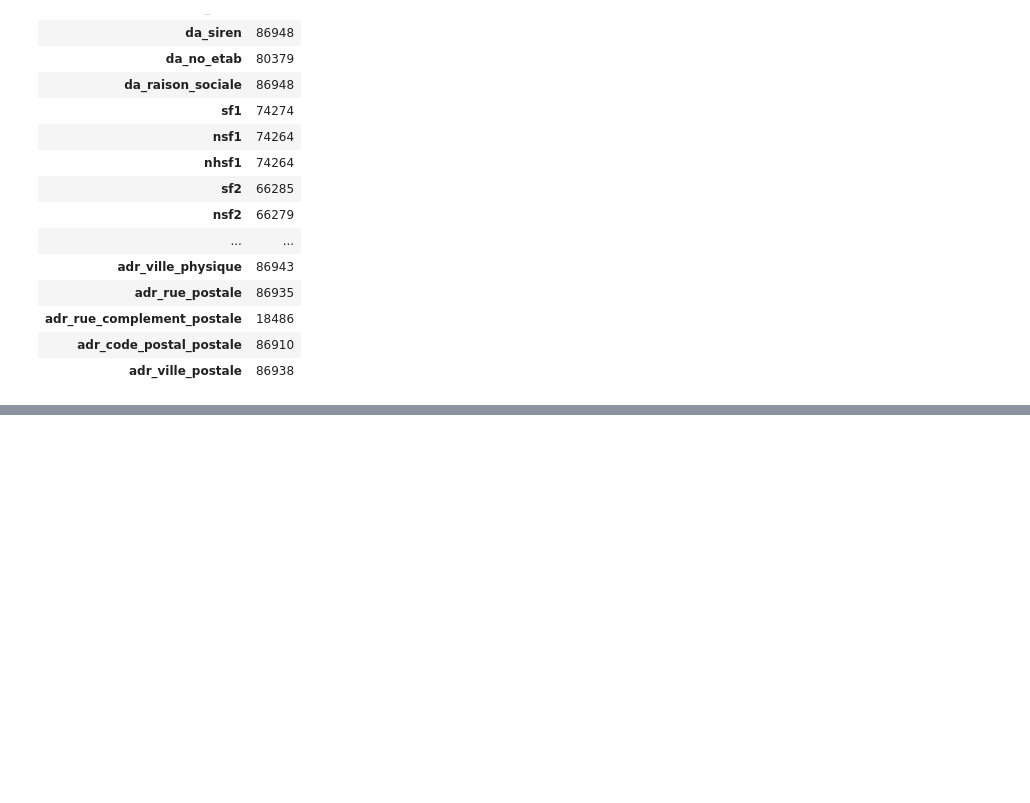
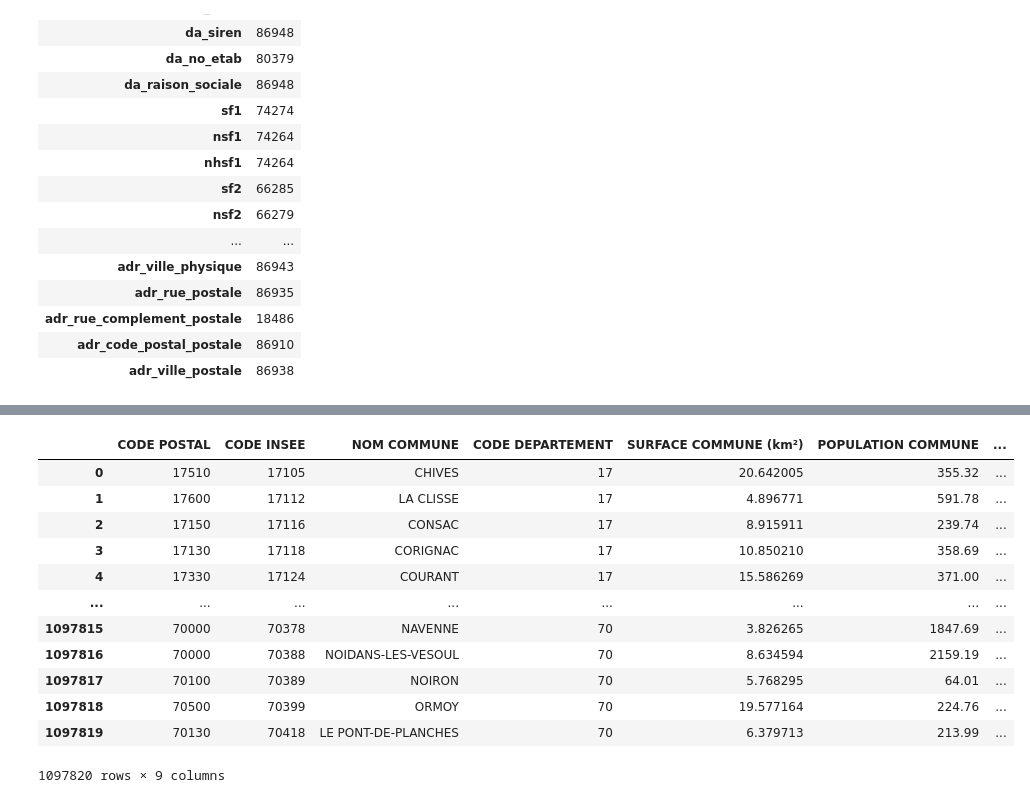
Before and after one commit to fran6w/TIDE, a Jupyter notebook: 03_TIDE_session.ipynb, the cells around one changed output, grey strips where cells are left out. Drawn from its saved outputs; the diff is of its cells as text; code cells hidden in the pictures; blank space fills up the shorter version.

```diff
--- a/03_TIDE_session.ipynb
+++ b/03_TIDE_session.ipynb
@@ -407,0 +433,3 @@ df.notna().sum().to_frame().style.bar(color="lightgreen")
+# %%
+telco = pd.read_csv("data/couverture-2g-3g-4g-en-france-par-operateur-juillet-2015.csv", sep=";")
+telco.head()
@@ -407,0 +448,4 @@ df.notna().sum().to_frame().style.bar(color="lightgreen")
+# %%
+id_vars = telco.columns[:6].to_list()
+id_vars.append(telco.columns[-1])
+id_vars
@@ -407,0 +460,17 @@ df.notna().sum().to_frame().style.bar(color="lightgreen")
+# %%
+telco_long = telco.melt(id_vars=id_vars)
+telco_long
+# %% [output]
+|  | CODE POSTAL | CODE INSEE | NOM COMMUNE | CODE DEPARTEMENT | SURFACE COMMUNE (km²) | POPULATION COMMUNE | ... |
+| 0 | 17510 | 17105 | CHIVES | 17 | 20.642005 | 355.32 | ... |
+| 1 | 17600 | 17112 | LA CLISSE | 17 | 4.896771 | 591.78 | ... |
+| 2 | 17150 | 17116 | CONSAC | 17 | 8.915911 | 239.74 | ... |
+| 3 | 17130 | 17118 | CORIGNAC | 17 | 10.850210 | 358.69 | ... |
+| 4 | 17330 | 17124 | COURANT | 17 | 15.586269 | 371.00 | ... |
+| ... | ... | ... | ... | ... | ... | ... | ... |
+| 1097815 | 70000 | 70378 | NAVENNE | 70 | 3.826265 | 1847.69 | ... |
+| 1097816 | 70000 | 70388 | NOIDANS-LES-VESOUL | 70 | 8.634594 | 2159.19 | ... |
+| 1097817 | 70100 | 70389 | NOIRON | 70 | 5.768295 | 64.01 | ... |
+| 1097818 | 70500 | 70399 | ORMOY | 70 | 19.577164 | 224.76 | ... |
+| 1097819 | 70130 | 70418 | LE PONT-DE-PLANCHES | 70 | 6.379713 | 213.99 | ... |
+1097820 rows × 9 columns
```
Also changed, not shown: parts of 7 cells of this notebook.
